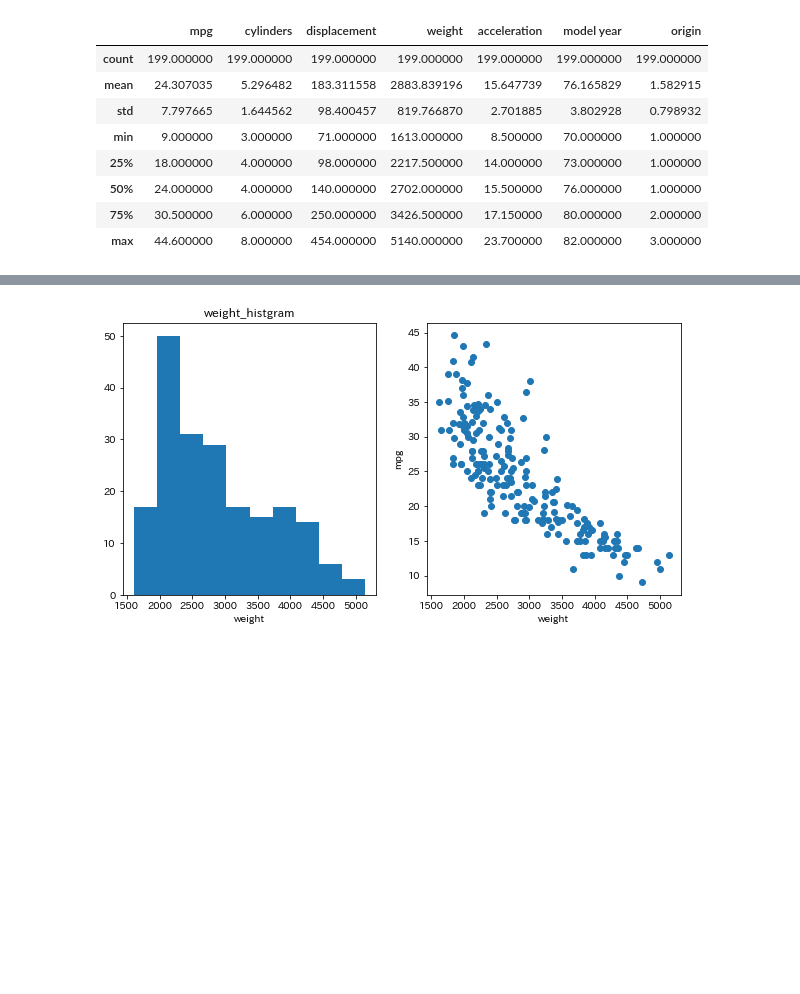
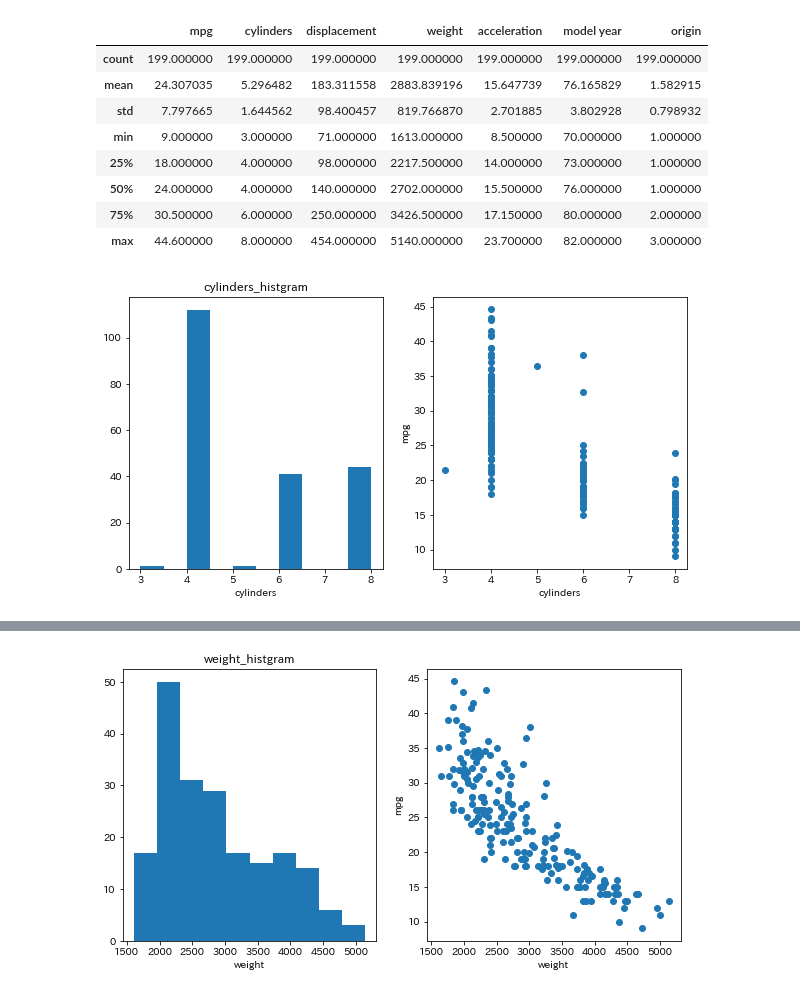
Before and after one commit to kotarott/signate_competition-01, a Jupyter notebook: model_automotive.ipynb, the cells around one changed output, grey strips where cells are left out. Cells and saved outputs as stored; diff of their text form; code cells hidden in the pictures; blank space fills up the shorter version.

```diff
--- a/model_automotive.ipynb
+++ b/model_automotive.ipynb
@@ -113,3 +102,15 @@ data.describe()
 | 50% | 24.000000 | 4.000000 | 140.000000 | 2702.000000 | 15.500000 | 76.000000 | 1.000000 |
 | 75% | 30.500000 | 6.000000 | 250.000000 | 3426.500000 | 17.150000 | 80.000000 | 2.000000 |
 | max | 44.600000 | 8.000000 | 454.000000 | 5140.000000 | 23.700000 | 82.000000 | 3.000000 |
+# %%
+# cylindersについて
+fig, axes = plt.subplots(1, 2, figsize=(10, 5))
+axes[0].hist(data["cylinders"])
+axes[0].set_title("cylinders_histgram")
+axes[0].set_xlabel("cylinders")
+axes[1].scatter(data["cylinders"], data["mpg"])
+axes[1].set_xlabel("cylinders")
+axes[1].set_ylabel("mpg")
+plt.show()
+# %% [output]
+[figure, added]
```
Also changed, not shown: parts of 20 cells of this notebook, 1 other file.
